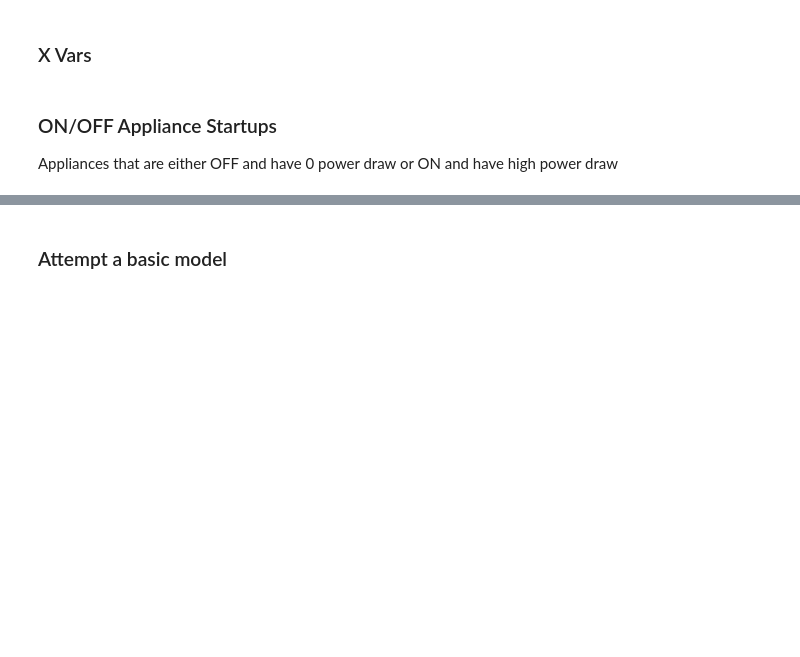
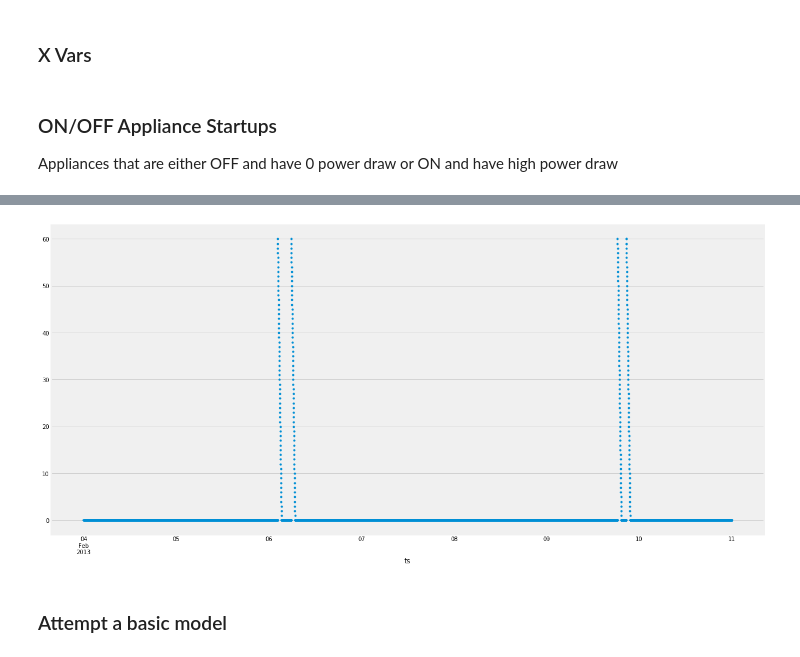
Before and after one commit to enmyj/gafp, a Jupyter notebook: elec_start_predictions.ipynb, the cells around one changed output, grey strips where cells are left out. Saved outputs shown, nothing was run; the diff lists cells and outputs as text; code cells hidden in the pictures; blank space fills up the shorter version.

```diff
--- a/elec_start_predictions.ipynb
+++ b/elec_start_predictions.ipynb
@@ -88,6 +111,13 @@ for lbl in of_apps:
     res_shift.extend([0]*60)
 
     df[lbl+'_countdown'] = res_shift
+# %%
+# plot spot checks to see if methodology works
+lbl = 'dishwasher'
+mask = (df.index.week==6)&(df.index.year==2013)# &(df.index.day==26)&(df.index.hour > 14)
+df[lbl+'_countdown'][mask].plot(linewidth=1,figsize=(20,10),style='.');
+# %% [output]
+[figure, added]
 # %% [markdown]
 ### Attempt a basic model
 # %%
```
Also changed, not shown: parts of 14 cells of this notebook.
